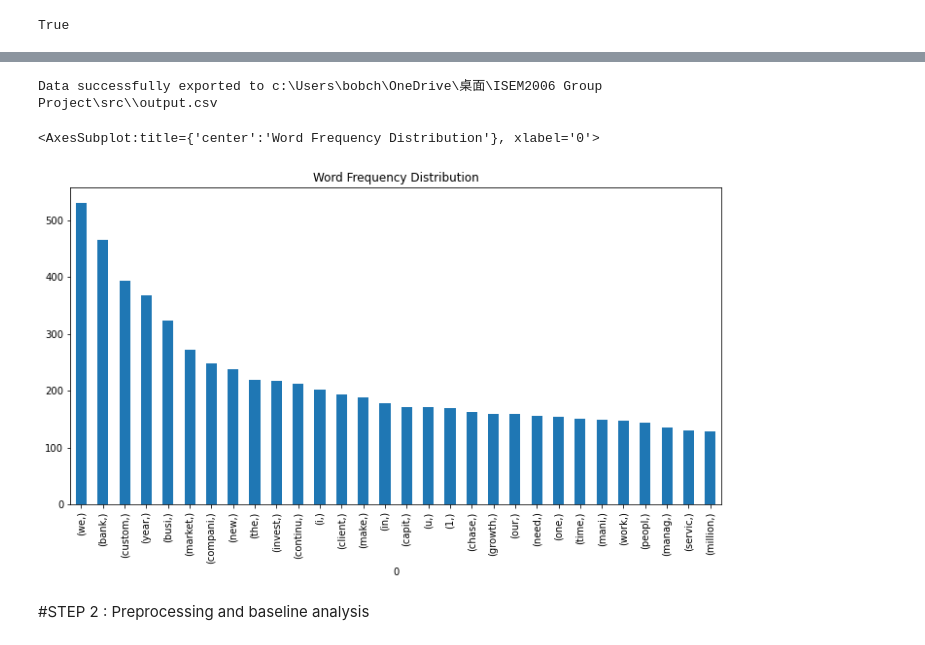
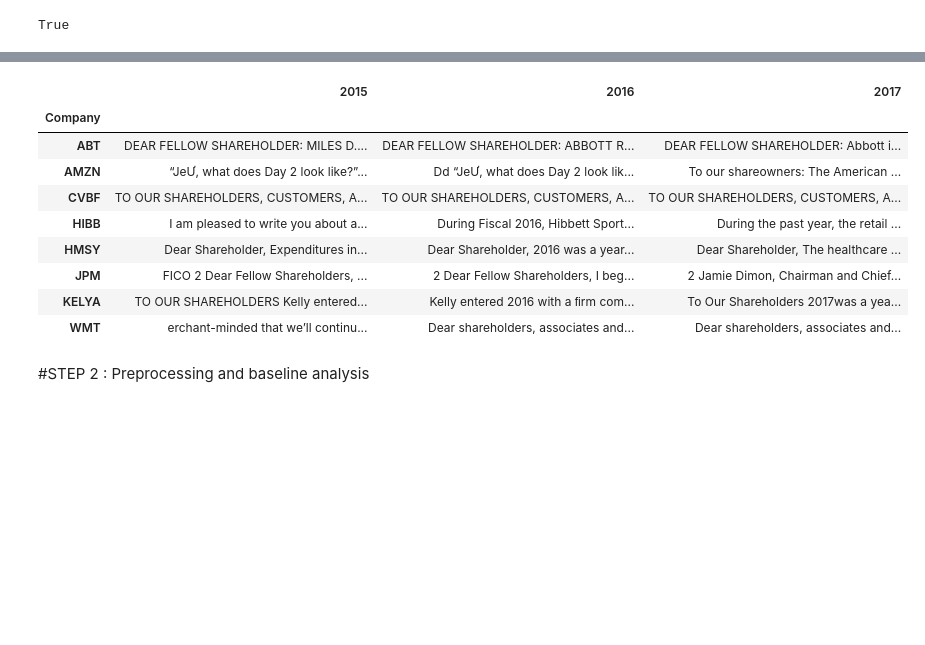
Before and after one commit to tom4197/ISEM2006, a Jupyter notebook: work.ipynb, the cells around one changed output, grey strips where cells are left out. Drawn from its saved outputs; the diff is of its cells as text; code cells hidden in the pictures; blank space fills up the shorter version.

```diff
--- a/work.ipynb
+++ b/work.ipynb
@@ -85,21 +97,21 @@ Number of letter extracted : 8
 # %%
 # wrtie the extracted letters to a csv file
 filename = current_dir + '//' + 'output.csv'
-
-# Open the file in write mode ('w') with newline='' to handle line endings correctly
-with open(filename, 'w', newline='') as csvfile:
-    # Create a CSV writer object
-    csv_writer = csv.writer(csvfile)
-
-    # Write the data
-    for letter in letter_list:
-        csv_writer.writerow([letter])
-
-print(f"Data successfully exported to {filename}")
+data.to_csv(filename, index=True, header=True)
-# %% [output]
-Data successfully exported to c:\Users\bobch\OneDrive\桌面\ISEM2006 Group Project\src\\output.csv
 # %%
 # read the csv file into a dataframe
-text_csv = pd.read_csv(current_dir + '//' + 'output.csv', header=None)
-data = pd.DataFrame()
-data['letter'] = text_csv.astype(str).apply(lambda x: ' '.join(x), axis=1)
+data = pd.read_csv(current_dir + '//' + 'output.csv')
+data.rename(columns={'Unnamed: 0': 'Company'}, inplace=True)
+data.set_index('Company', inplace=True)
+data
+# %% [output]
+|  | 2015 | 2016 | 2017 |
+| Company |  |  |  |
+| ABT | DEAR FELLOW SHAREHOLDER: MILES D.... | DEAR FELLOW SHAREHOLDER: ABBOTT R... | DEAR FELLOW SHAREHOLDER: Abbott i... |
+| AMZN | “JeƯ, what does Day 2 look like?”... | Dd “JeƯ, what does Day 2 look lik... | To our shareowners: The American ... |
+| CVBF | TO OUR SHAREHOLDERS, CUSTOMERS, A... | TO OUR SHAREHOLDERS, CUSTOMERS, A... | TO OUR SHAREHOLDERS, CUSTOMERS, A... |
+| HIBB | I am pleased to write you about a... | During Fiscal 2016, Hibbett Sport... | During the past year, the retail ... |
+| HMSY | Dear Shareholder, Expenditures in... | Dear Shareholder, 2016 was a year... | Dear Shareholder, The healthcare ... |
+| JPM | FICO 2 Dear Fellow Shareholders, ... | 2 Dear Fellow Shareholders, I beg... | 2 Jamie Dimon, Chairman and Chief... |
+| KELYA | TO OUR SHAREHOLDERS Kelly entered... | Kelly entered 2016 with a ﬁrm com... | To Our Shareholders 2017was a yea... |
+| WMT | erchant-minded that we’ll continu... | Dear shareholders, associates and... | Dear shareholders, associates and... |
@@ -129,8 +118,3 @@ tokens = tokens_stemmed
-# %%
-pd.DataFrame(tokens).value_counts()[0:30].plot(kind='bar', figsize=(12,6), title='Word Frequency Distribution')
-# %% [output]
-<AxesSubplot:title={'center':'Word Frequency Distribution'}, xlabel='0'>
-[figure, removed]
 # %% [markdown]
 #STEP 2 : Preprocessing and baseline analysis
 # %% [markdown]
```
Also changed, not shown: parts of 11 cells of this notebook, 33 other files.
